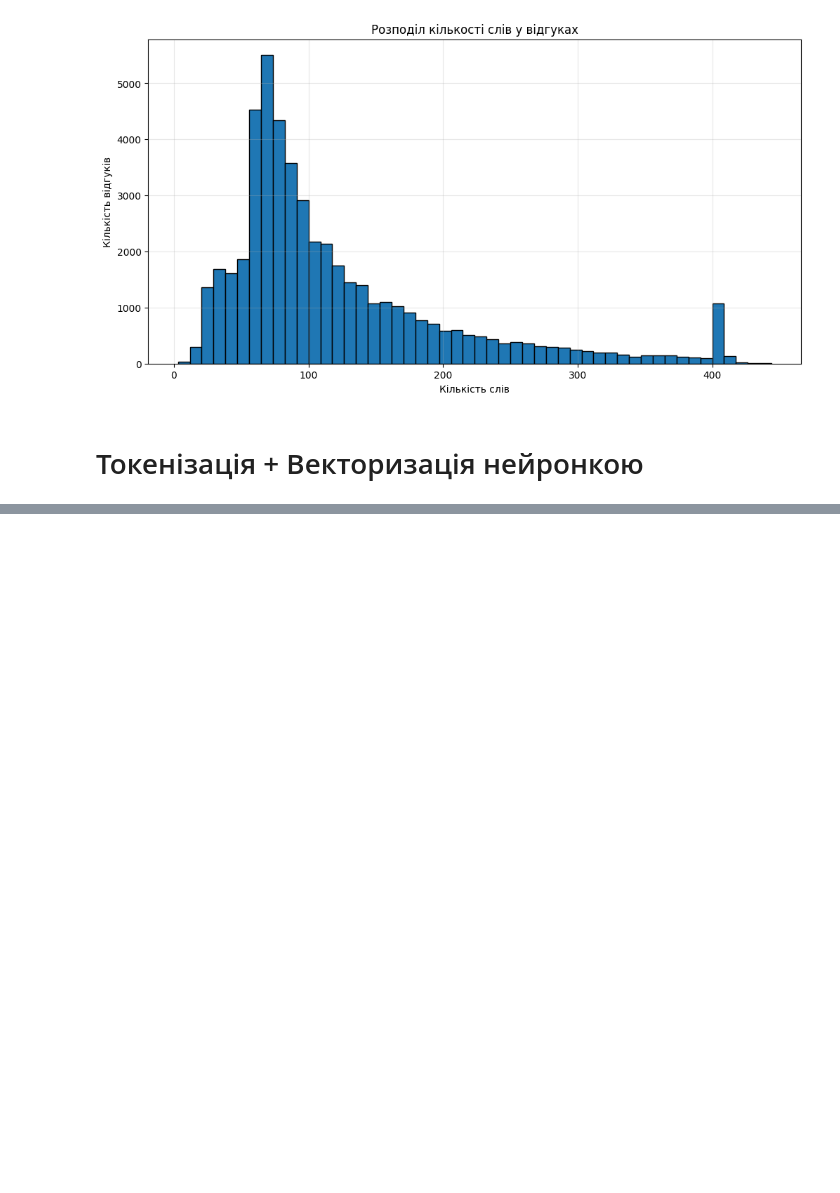
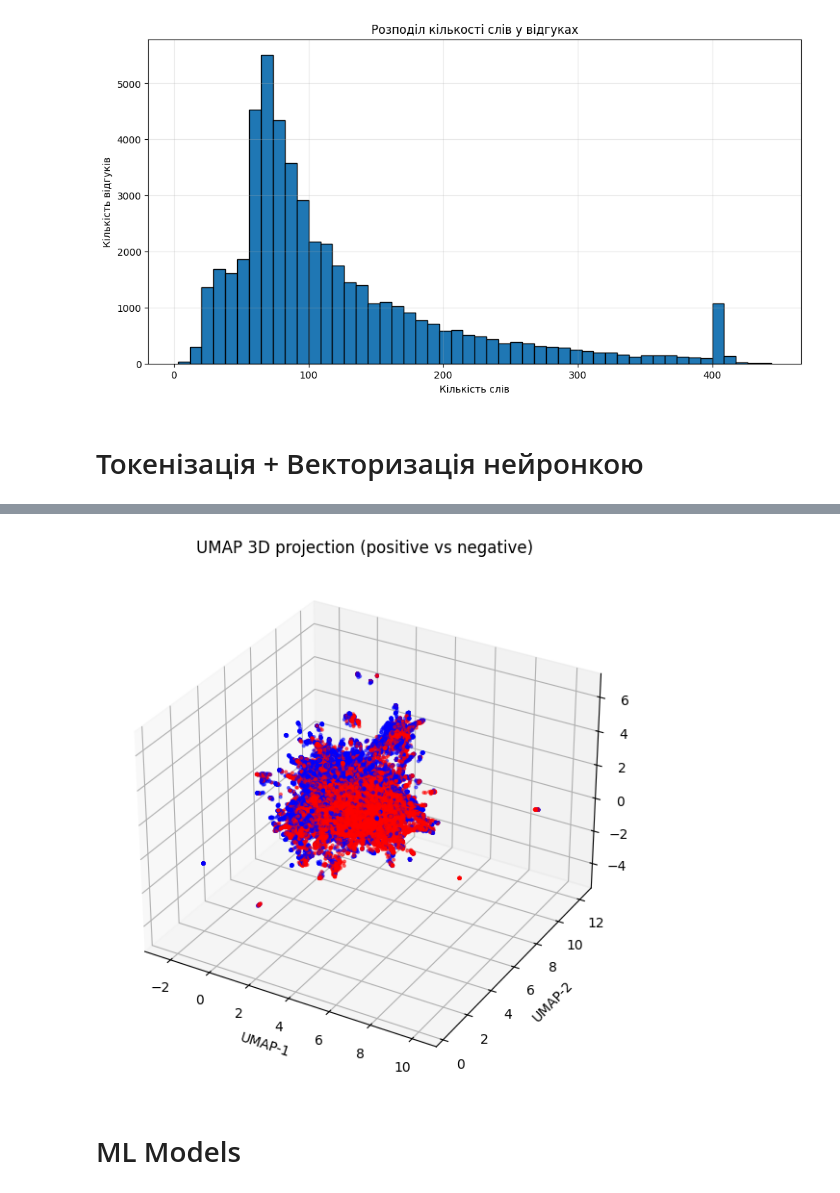
Before and after one commit to da4nik08/sentiment-binary-classifier, a Jupyter notebook: Model.ipynb, the cells around one changed output, grey strips where cells are left out. Drawn from its saved outputs; the diff is of its cells as text; code cells hidden in the pictures; blank space fills up the shorter version.

```diff
--- a/Model.ipynb
+++ b/Model.ipynb
@@ -51,0 +151,23 @@ X_embeddings = model.encode(reviews, batch_size=124, show_progress_bar=True, con
+# %%
+fig = plt.figure(figsize=(10, 7))
+ax = fig.add_subplot(111, projection='3d')
+
+ax.scatter(
+    X_umap_3d[:, 0],
+    X_umap_3d[:, 1],
+    X_umap_3d[:, 2],
+    s=4,
+    alpha=0.5,
+    c=point_colors
+)
+
+ax.set_title("UMAP 3D projection (positive vs negative)")
+ax.set_xlabel("UMAP-1")
+ax.set_ylabel("UMAP-2")
+ax.set_zlabel("UMAP-3")
+
+plt.show()
+# %% [output]
+[figure, added]
+# %% [markdown]
+# ML Models
```
Also changed, not shown: parts of 11 cells of this notebook, 1 other file.
